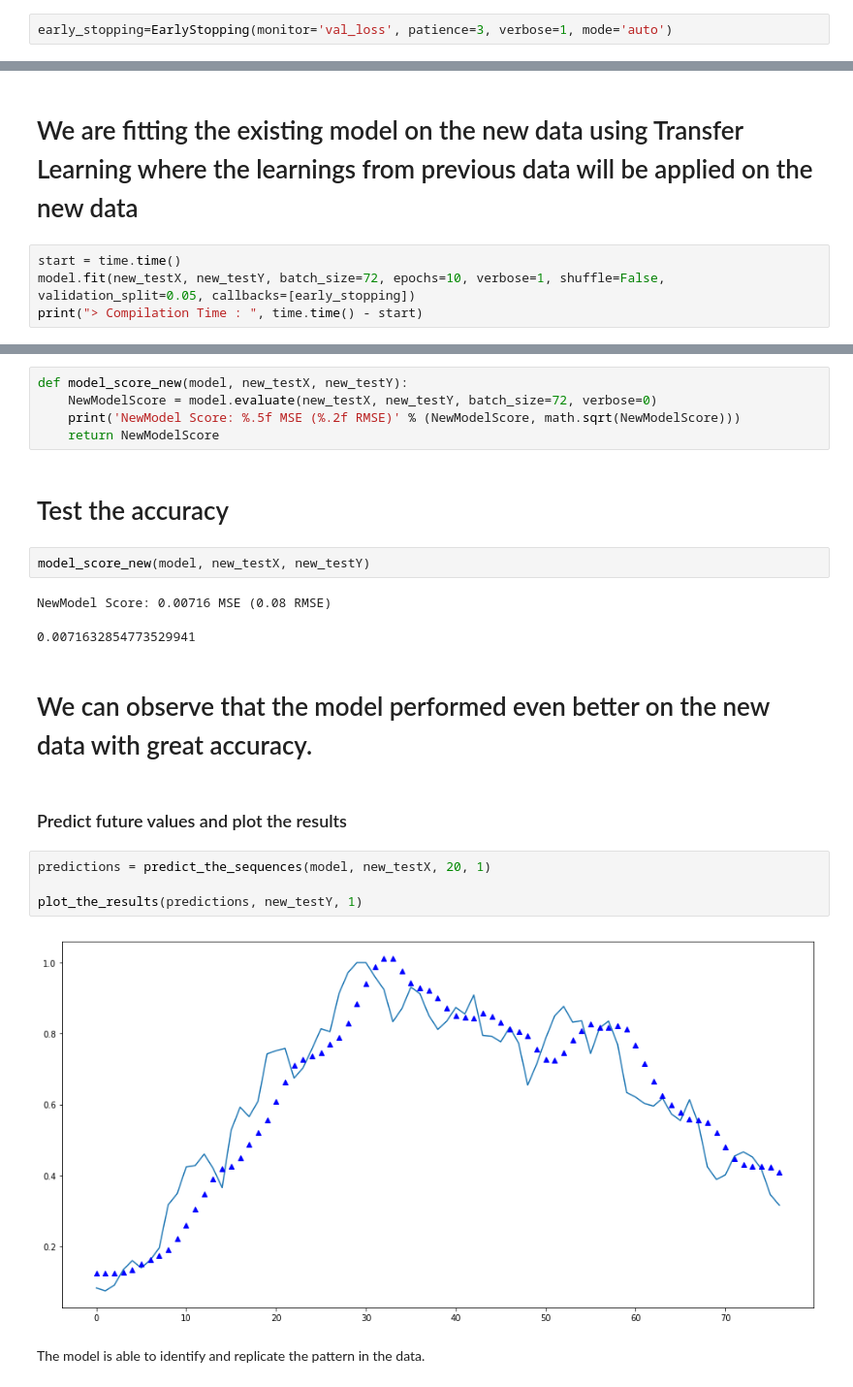
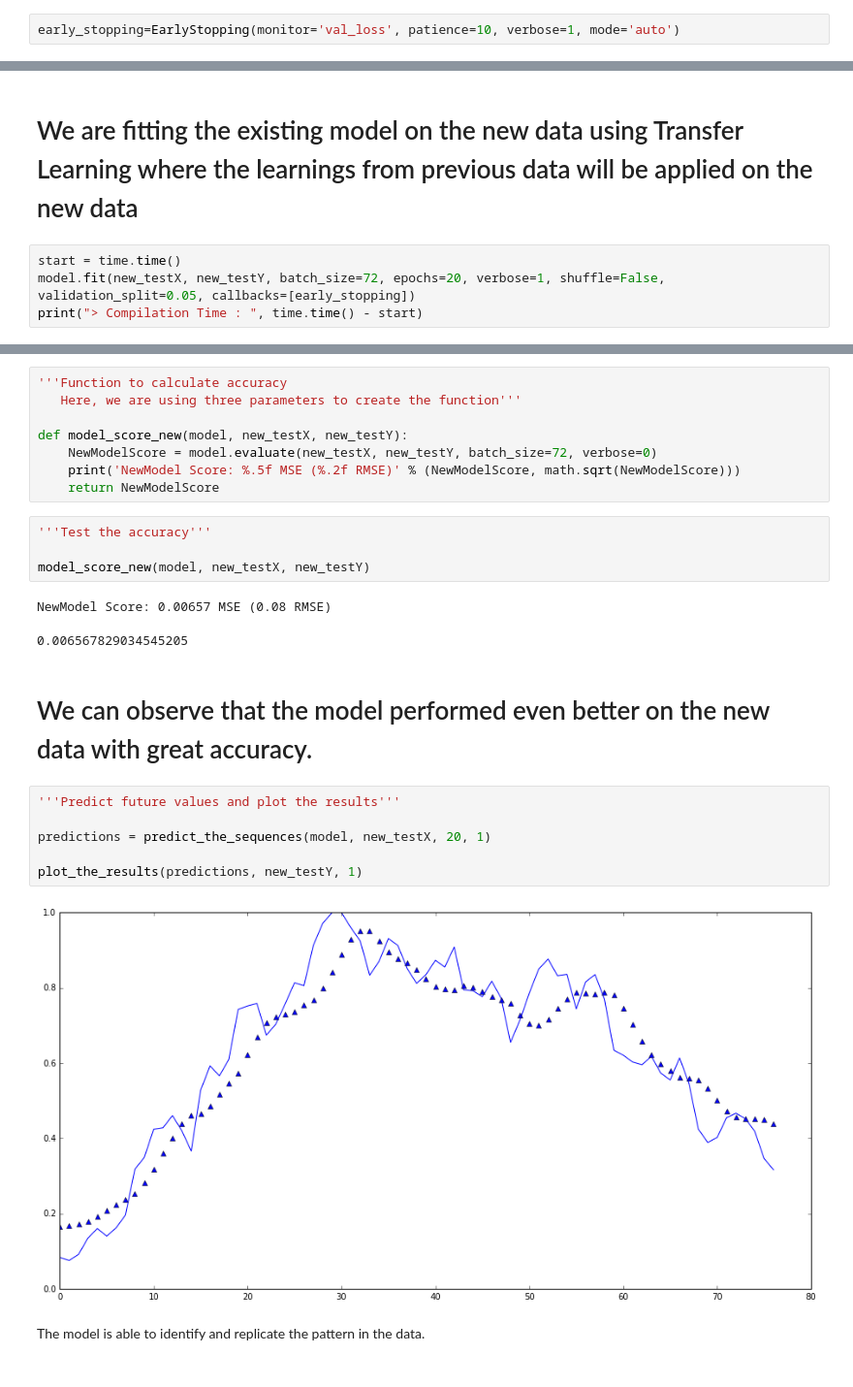
Before and after one commit to IBM/forecast-demand-for-vending-machines, a Jupyter notebook: notebook/LSTM_PATTERN.ipynb, the cells around one changed output, grey strips where cells are left out. Shown: that part at 97% size. Saved outputs shown, nothing was run; the diff lists cells and outputs as text.

```diff
--- a/notebook/LSTM_PATTERN.ipynb
+++ b/notebook/LSTM_PATTERN.ipynb
@@ -454,7 +453,7 @@ new_testX.shape
 # %% [markdown]
 # Optimize computation time using early stopping
 # %%
-early_stopping=EarlyStopping(monitor='val_loss', patience=3, verbose=1, mode='auto')
+early_stopping=EarlyStopping(monitor='val_loss', patience=10, verbose=1, mode='auto')
 # %%
 model.summary()
 # %% [output]
@@ -481,7 +480,7 @@ _________________________________________________________________
 # We are fitting the existing model on the new data using Transfer Learning where the learnings from previous data will be applied on the new data
 # %%
 start = time.time()
-model.fit(new_testX, new_testY, batch_size=72, epochs=10, verbose=1, shuffle=False, validation_split=0.05, callbacks=[early_stopping])
+model.fit(new_testX, new_testY, batch_size=72, epochs=20, verbose=1, shuffle=False, validation_split=0.05, callbacks=[early_stopping])
 print("> Compilation Time : ", time.time() - start)
 # %% [output]
 Train on 73 samples, validate on 4 samples
@@ -500,25 +503,28 @@ Epoch 00004: early stopping
 # %%
+'''Function to calculate accuracy
+   Here, we are using three parameters to create the function'''
+
 def model_score_new(model, new_testX, new_testY):
     NewModelScore = model.evaluate(new_testX, new_testY, batch_size=72, verbose=0)
     print('NewModel Score: %.5f MSE (%.2f RMSE)' % (NewModelScore, math.sqrt(NewModelScore)))
     return NewModelScore
-# %% [markdown]
-# Test the accuracy
 # %%
+'''Test the accuracy'''
+
 model_score_new(model, new_testX, new_testY)
 # %% [output]
-NewModel Score: 0.00716 MSE (0.08 RMSE)
+NewModel Score: 0.00657 MSE (0.08 RMSE)
-0.0071632854773529941
+0.006567829034545205
 # %% [markdown]
 # We can observe that the model performed even better on the new data with great accuracy.
-# %% [markdown]
-### Predict future values and plot the results
 # %%
+'''Predict future values and plot the results'''
+
 predictions = predict_the_sequences(model, new_testX, 20, 1)
 
 plot_the_results(predictions, new_testY, 1)
 # %% [output]
-[figure, old version]
+[figure, new version]
 # %% [markdown]
 The model is able to identify and replicate the pattern in the data.
 # %% [markdown]
```
Also changed, not shown: parts of 46 cells of this notebook.
